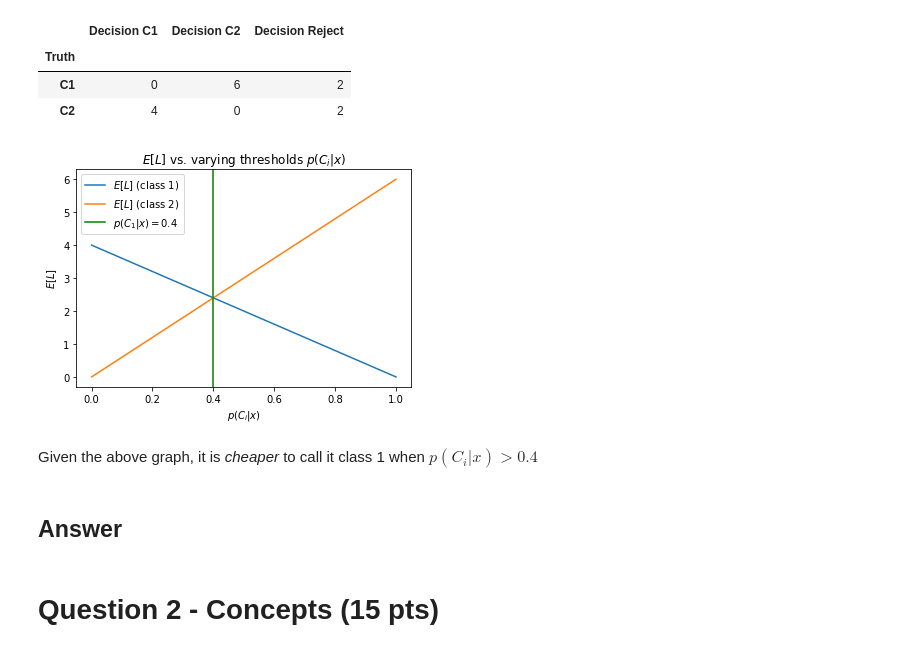
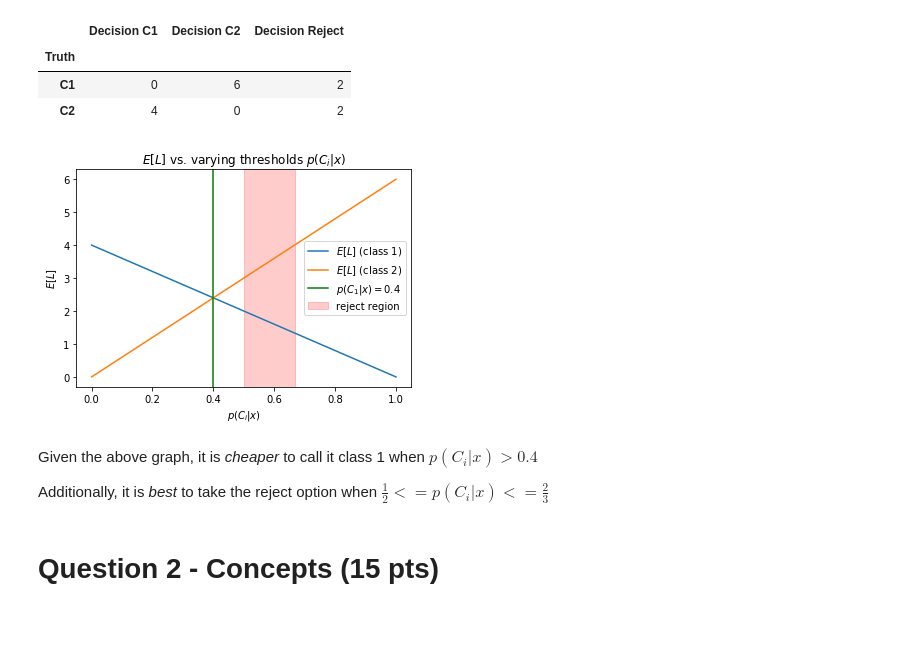
Before and after one commit to jsigee87/data_science_principles, a Jupyter notebook: hw4/HW4.ipynb, the cells around one changed output. Saved outputs shown, nothing was run; the diff lists cells and outputs as text; code cells hidden in the pictures; blank space fills up the shorter version.

```diff
--- a/hw4/HW4.ipynb
+++ b/hw4/HW4.ipynb
@@ -74,18 +82,19 @@ reject = 1 - (2/((1-alpha)*4))
 # %%
 plt.plot(alpha, call_class1, label="$ E[L] $ (class 1)")
 plt.plot(alpha, call_class2, label="$ E[L] $ (class 2)")
 plt.xlabel("$ p(C_{i}|x) $")
 plt.ylabel("$ E[L] $")
 plt.axvline(x=0.4, color='g', label="$ p(C_{1}|x) = 0.4 $")
+plt.axvspan(1/2, 2/3, alpha=0.2, color='red', label='reject region')
 plt.title("$ E[L] $ vs. varying thresholds $ p(C_{i}|x) $")
 plt.legend()
 plt.show()
 # %% [output]
-[figure, old version]
+[figure, new version]
 # %% [markdown]
-Given the above graph, it is *cheaper* to call it class 1 when $ p(C_{i}|x) > 0.4$
+Given the above graph, it is *cheaper* to call it class 1 when $ p(C_{i}|x) > 0.4 $
+
+Additionally, it is *best* to take the reject option when $ \frac{1}{2} <= p(C_{i}|x) <= \frac{2}{3} $
-# %% [markdown]
-## Answer
 # %% [markdown]
 # Question 2 - Concepts (15 pts)
 # %% [markdown]
```
Also changed, not shown: parts of 28 cells of this notebook.
